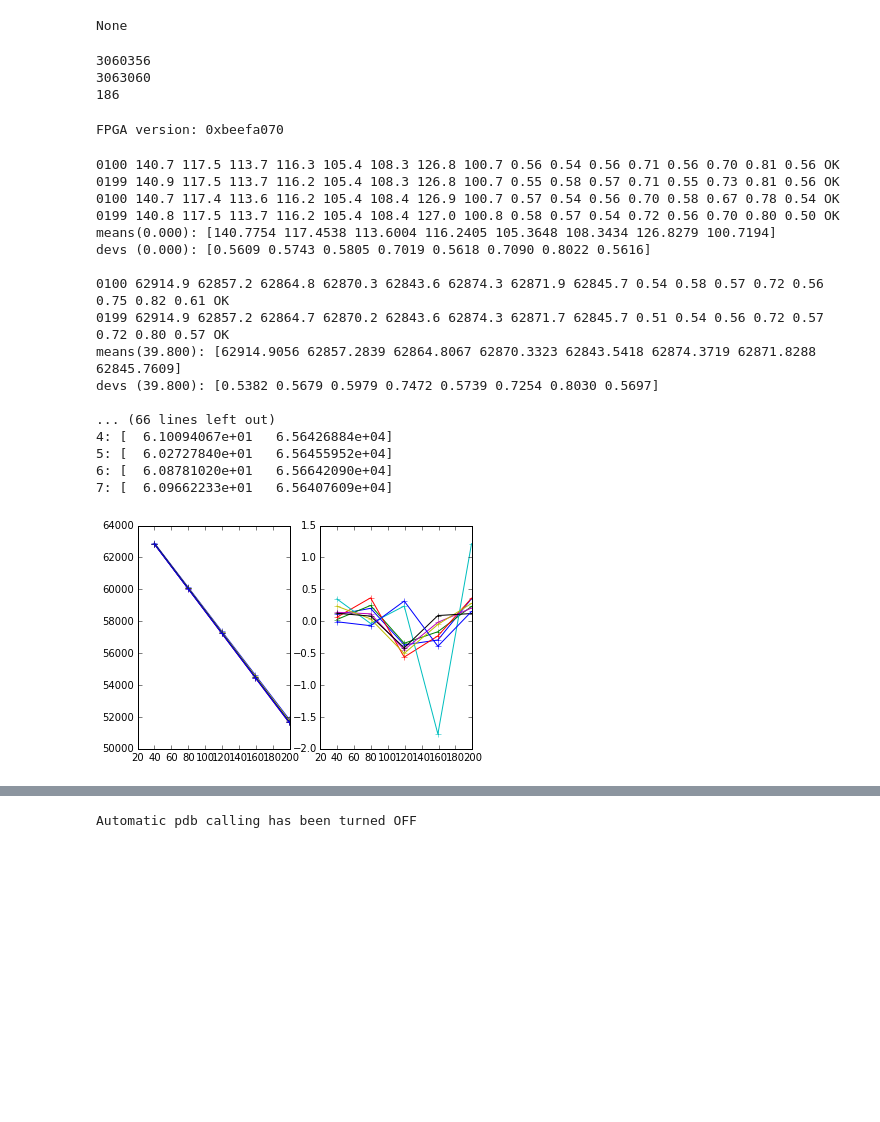
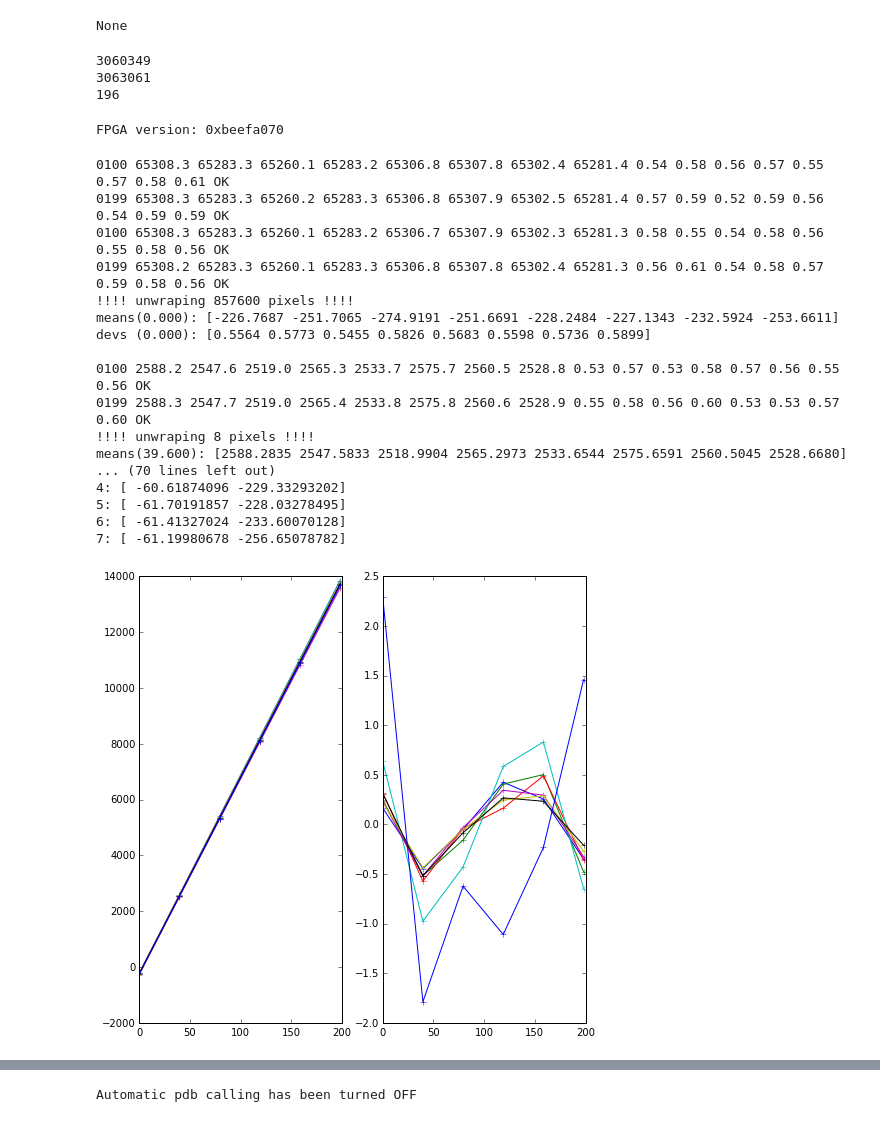
Before and after one commit to Subaru-PFS/ics_xcu_fpga, a Jupyter notebook: notebooks/ccdControl.ipynb, the cells around one changed output, grey strips where cells are left out. Cells and saved outputs as stored; diff of their text form; code cells hidden in the pictures; blank space fills up the shorter version.

```diff
--- a/notebooks/ccdControl.ipynb
+++ b/notebooks/ccdControl.ipynb
@@ -14,10 +14,12 @@ import scipy.optimize as opt
 %matplotlib inline
 import matplotlib.pyplot as plt
 # %%
+cam='r9'
+
 import power.PCM as PCM
 reload(PCM)
 
-pcm = PCM.PCM(host='10.1.1.4')
+pcm = PCM.PCM(host='pcm-%s' % (cam))
 pcm.logger.setLevel(logging.DEBUG)
 # %%
 def gobbleFeeOutput():
@@ -260,9 +253,9 @@ print fee.doGet('serial', 'FEE')
 print fee.doGet('serial', 'ADC')
 print fee.doGet('serial', 'PA0')
 # %% [output]
-3060356
-3063060
-186
+3060349
+3063061
+196
 # %%
 # FPGA connection and initialization.
 # All the reloads are to make sure that new code gets picked up
@@ -293,37 +286,37 @@ pre, pix, post = pfsClocks()
 # %%
 reload(nbFuncs)
 
 doGainCurve = True
 if doGainCurve:
     fee.zeroOffsets()
-    stepSize = 19.9*2
+    stepSize = 2*19.8
     statCols = slice(5,None)
     amps = np.arange(8)
     noffsets, nlevels = nbFuncs.gainCurve(ccd, fee, amps=amps, stepSize=stepSize, leg='n',
-                                          statCols=statCols, doUnwrap=65000)
+                                          statCols=statCols, doUnwrap=65000, clockFunc=pfsClocks)
     poffsets, plevels = nbFuncs.gainCurve(ccd, fee, amps=amps, stepSize=-stepSize, leg='p',
-                                          statCols=statCols, doUnwrap=65000)
+                                          statCols=statCols, doUnwrap=65000, clockFunc=pfsClocks)
 
     print
     nfits = nbFuncs.plotGains(noffsets, nlevels, amps=amps)
     print
     pfits = nbFuncs.plotGains(poffsets, plevels, amps=amps)
 # %% [output]
-0100 140.7 117.5 113.7 116.3 105.4 108.3 126.8 100.7 0.56 0.54 0.56 0.71 0.56 0.70 0.81 0.56 OK
-0199 140.9 117.5 113.7 116.2 105.4 108.3 126.8 100.7 0.55 0.58 0.57 0.71 0.55 0.73 0.81 0.56 OK
-0100 140.7 117.4 113.6 116.2 105.4 108.4 126.9 100.7 0.57 0.54 0.56 0.70 0.58 0.67 0.78 0.54 OK
-0199 140.8 117.5 113.7 116.2 105.4 108.4 127.0 100.8 0.58 0.57 0.54 0.72 0.56 0.70 0.80 0.50 OK
-means(0.000): [140.7754 117.4538 113.6004 116.2405 105.3648 108.3434 126.8279 100.7194]
-devs (0.000): [0.5609 0.5743 0.5805 0.7019 0.5618 0.7090 0.8022 0.5616]
+0100 65308.3 65283.3 65260.1 65283.2 65306.8 65307.8 65302.4 65281.4 0.54 0.58 0.56 0.57 0.55 0.57 0.58 0.61 OK
+0199 65308.3 65283.3 65260.2 65283.3 65306.8 65307.9 65302.5 65281.4 0.57 0.59 0.52 0.59 0.56 0.54 0.59 0.59 OK
+0100 65308.3 65283.3 65260.1 65283.2 65306.7 65307.9 65302.3 65281.3 0.58 0.55 0.54 0.58 0.56 0.55 0.58 0.56 OK
+0199 65308.2 65283.3 65260.1 65283.3 65306.8 65307.8 65302.4 65281.3 0.56 0.61 0.54 0.58 0.57 0.59 0.58 0.56 OK
+!!!! unwraping 857600 pixels !!!!
+means(0.000): [-226.7687 -251.7065 -274.9191 -251.6691 -228.2484 -227.1343 -232.5924 -253.6611]
+devs (0.000): [0.5564 0.5773 0.5455 0.5826 0.5683 0.5598 0.5736 0.5899]
 
-0100 62914.9 62857.2 62864.8 62870.3 62843.6 62874.3 62871.9 62845.7 0.54 0.58 0.57 0.72 0.56 0.75 0.82 0.61 OK
-0199 62914.9 62857.2 62864.7 62870.2 62843.6 62874.3 62871.7 62845.7 0.51 0.54 0.56 0.72 0.57 0.72 0.80 0.57 OK
-means(39.800): [62914.9056 62857.2839 62864.8067 62870.3323 62843.5418 62874.3719 62871.8288 62845.7609]
-devs (39.800): [0.5382 0.5679 0.5979 0.7472 0.5739 0.7254 0.8030 0.5697]
-
-... (66 lines left out)
-4: [  6.10094067e+01   6.56426884e+04]
-5: [  6.02727840e+01   6.56455952e+04]
-6: [  6.08781020e+01   6.56642090e+04]
-7: [  6.09662233e+01   6.56407609e+04]
+0100 2588.2 2547.6 2519.0 2565.3 2533.7 2575.7 2560.5 2528.8 0.53 0.57 0.53 0.58 0.57 0.56 0.55 0.56 OK
+0199 2588.3 2547.7 2519.0 2565.4 2533.8 2575.8 2560.6 2528.9 0.55 0.58 0.56 0.60 0.53 0.53 0.57 0.60 OK
+!!!! unwraping 8 pixels !!!!
+means(39.600): [2588.2835 2547.5833 2518.9904 2565.2973 2533.6544 2575.6591 2560.5045 2528.6680]
+... (70 lines left out)
+4: [ -60.61874096 -229.33293202]
+5: [ -61.70191857 -228.03278495]
+6: [ -61.41327024 -233.60070128]
+7: [ -61.19980678 -256.65078782]
-[figure, old version]
+[figure, new version]
```
Also changed, not shown: parts of 9 cells of this notebook.
